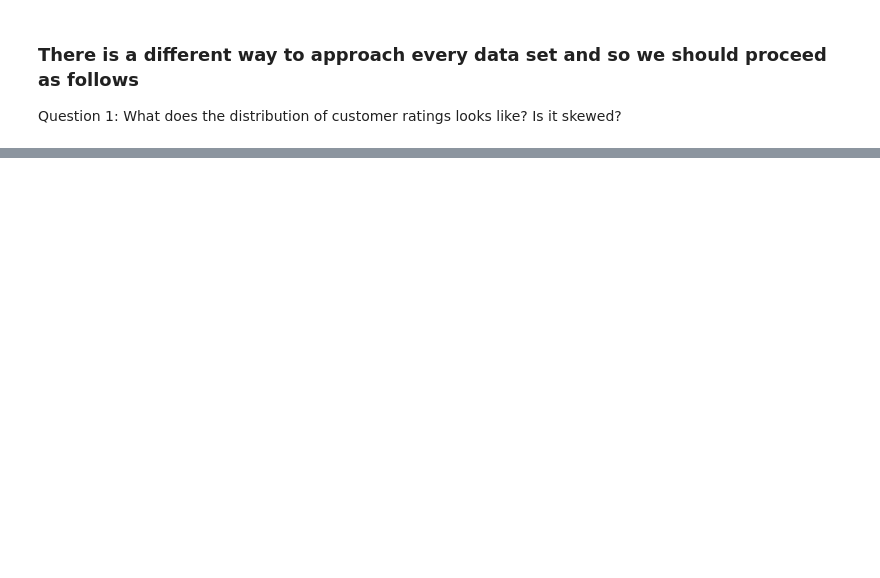
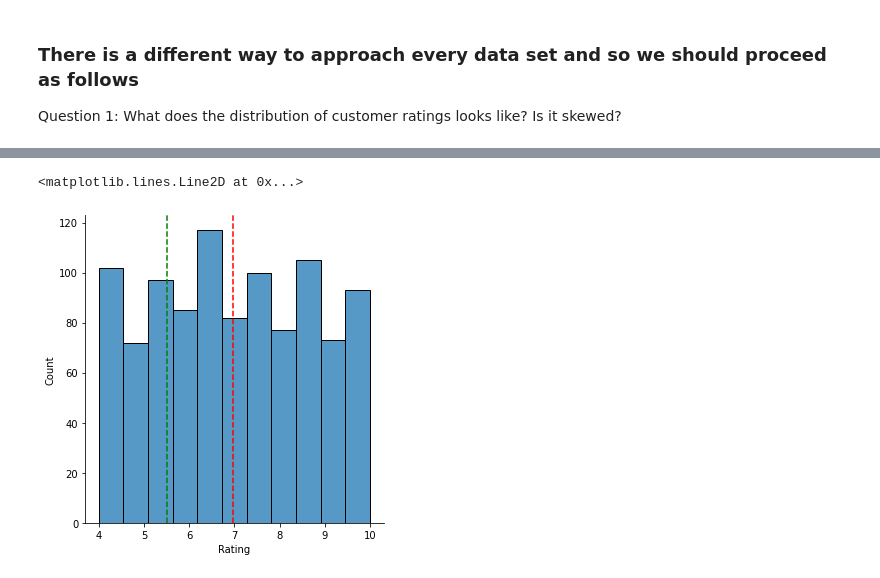
Before and after one commit to abhinavmehra4/EDA-Project-1, a Jupyter notebook: Project.ipynb, the cells around one changed output, grey strips where cells are left out. Drawn from its saved outputs; the diff is of its cells as text; code cells hidden in the pictures; blank space fills up the shorter version.

```diff
--- a/Project.ipynb
+++ b/Project.ipynb
@@ -188,0 +193,11 @@ sns.displot(df['Rating'])
+# %%
+#in the same plot, we can even plot the mean as well.
+%matplotlib inline
+sns.displot(df['Rating'])
+plt.axvline(x=np.mean(df['Rating']),c='red',ls='--')
+#axvline indicates that the line drawn will be vertical
+#we set the color as well as line
+plt.axvline(x=np.percentile(df['Rating'],25),c='green',ls="--") #25 percentile/ lower quartile
+# %% [output]
+<matplotlib.lines.Line2D at 0x...>
+[figure, added]
```
Also changed, not shown: parts of 1 cell of this notebook.
